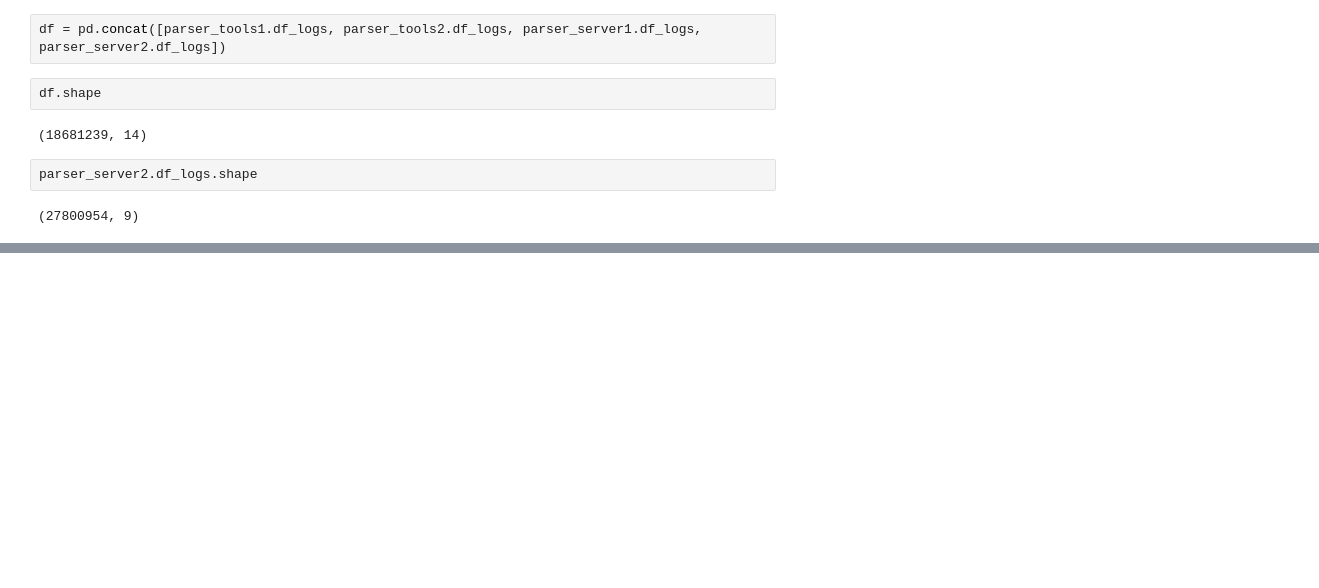
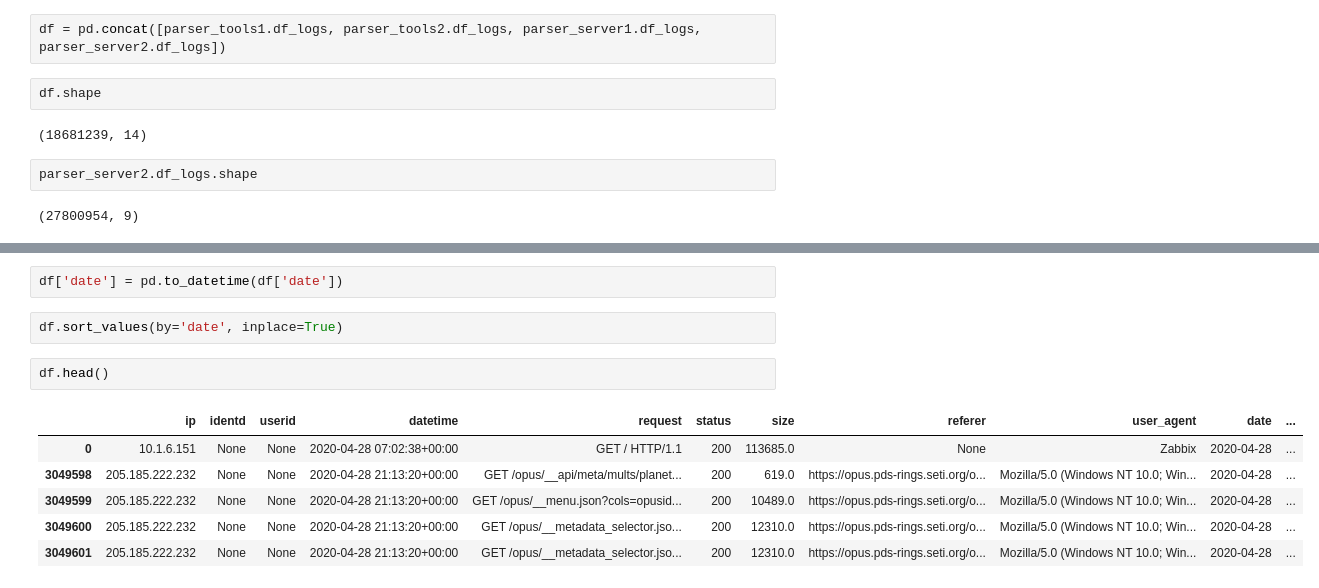
Before and after one commit to NASA-PDS/web-analytics, a Jupyter notebook: notebooks/prototype_data_proc_rings.ipynb, the cells around one changed output, grey strips where cells are left out. Drawn from its saved outputs; the diff is of its cells as text; blank space fills up the shorter version.

```diff
--- a/notebooks/prototype_data_proc_rings.ipynb
+++ b/notebooks/prototype_data_proc_rings.ipynb
@@ -199,0 +219,13 @@ parser_server2.df_logs.shape
+# %%
+df['date'] = pd.to_datetime(df['date'])
+# %%
+df.sort_values(by='date', inplace=True)
+# %%
+df.head()
+# %% [output]
+|  | ip | identd | userid | datetime | request | status | size | referer | user_agent | date | ... |
+| 0 | 10.1.6.151 | None | None | 2020-04-28 07:02:38+00:00 | GET / HTTP/1.1 | 200 | 113685.0 | None | Zabbix | 2020-04-28 | ... |
+| 3049598 | 205.185.222.232 | None | None | 2020-04-28 21:13:20+00:00 | GET /opus/__api/meta/mults/planet... | 200 | 619.0 | https://opus.pds-rings.seti.org/o... | Mozilla/5.0 (Windows NT 10.0; Win... | 2020-04-28 | ... |
+| 3049599 | 205.185.222.232 | None | None | 2020-04-28 21:13:20+00:00 | GET /opus/__menu.json?cols=opusid... | 200 | 10489.0 | https://opus.pds-rings.seti.org/o... | Mozilla/5.0 (Windows NT 10.0; Win... | 2020-04-28 | ... |
+| 3049600 | 205.185.222.232 | None | None | 2020-04-28 21:13:20+00:00 | GET /opus/__metadata_selector.jso... | 200 | 12310.0 | https://opus.pds-rings.seti.org/o... | Mozilla/5.0 (Windows NT 10.0; Win... | 2020-04-28 | ... |
+| 3049601 | 205.185.222.232 | None | None | 2020-04-28 21:13:20+00:00 | GET /opus/__metadata_selector.jso... | 200 | 12310.0 | https://opus.pds-rings.seti.org/o... | Mozilla/5.0 (Windows NT 10.0; Win... | 2020-04-28 | ... |
```
Also changed, not shown: parts of 11 cells of this notebook, 1 other file.
